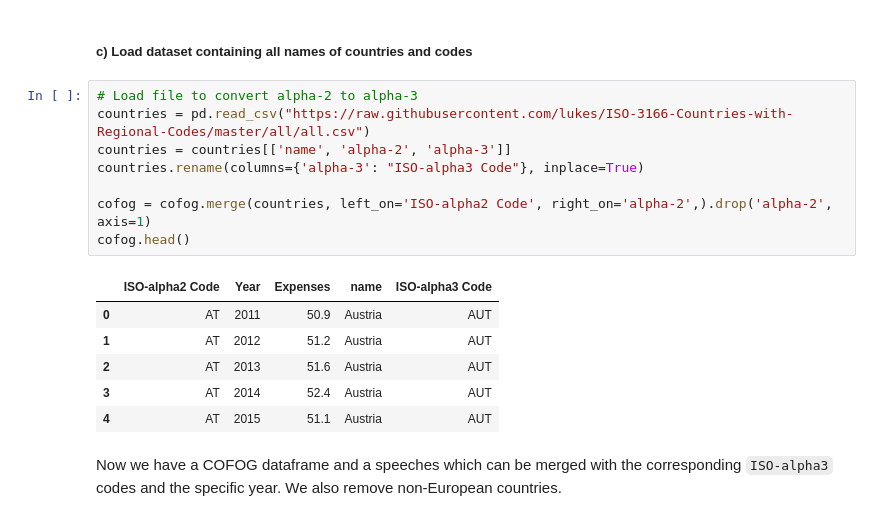
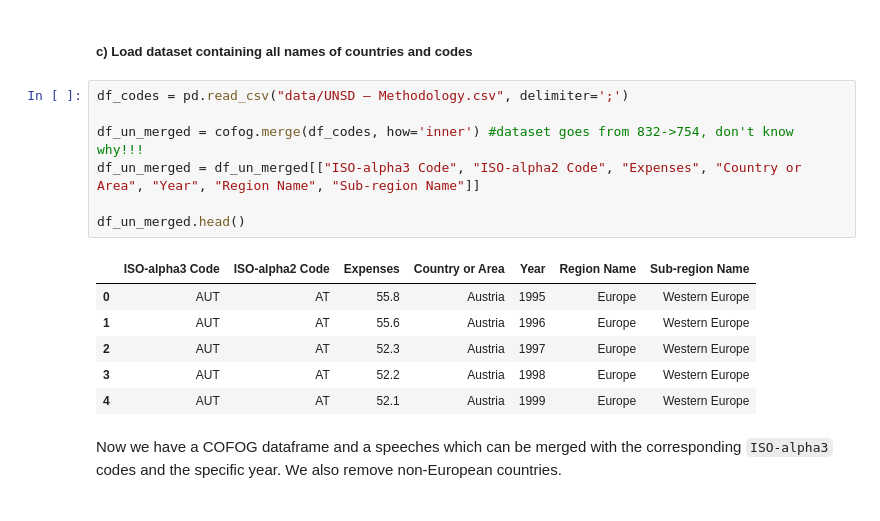
Before and after one commit to himayla/FDS_assign1, a Jupyter notebook: visualisation.ipynb, the cells around one changed output. Drawn from its saved outputs; the diff is of its cells as text.

```diff
--- a/visualisation.ipynb
+++ b/visualisation.ipynb
@@ -52,21 +70,20 @@ cofog['Expenses'] = cofog['Expenses'].astype(str).str.strip().str.extract(r'(\d+
 COFOG contains ISO-alpha2 Code while `df_speeches` has ISO-alpha3 codes. We can use another external dataset that uses both.
 # %% [markdown]
 ##### c) Load dataset containing all names of countries and codes
-# %%
-# Load file to convert alpha-2 to alpha-3
-countries = pd.read_csv("https://raw.githubusercontent.com/lukes/ISO-3166-Countries-with-Regional-Codes/master/all/all.csv")
-countries = countries[['name', 'alpha-2', 'alpha-3']]
-countries.rename(columns={'alpha-3': "ISO-alpha3 Code"}, inplace=True)
-
-cofog = cofog.merge(countries, left_on='ISO-alpha2 Code', right_on='alpha-2',).drop('alpha-2', axis=1)
-cofog.head()
-# %% [output]
-|  | ISO-alpha2 Code | Year | Expenses | name | ISO-alpha3 Code |
-| 0 | AT | 2011 | 50.9 | Austria | AUT |
-| 1 | AT | 2012 | 51.2 | Austria | AUT |
-| 2 | AT | 2013 | 51.6 | Austria | AUT |
-| 3 | AT | 2014 | 52.4 | Austria | AUT |
-| 4 | AT | 2015 | 51.1 | Austria | AUT |
+# %%
+df_codes = pd.read_csv("data/UNSD — Methodology.csv", delimiter=';')
+
+df_un_merged = cofog.merge(df_codes, how='inner') #dataset goes from 832->754, don't know why!!!
+df_un_merged = df_un_merged[["ISO-alpha3 Code", "ISO-alpha2 Code", "Expenses", "Country or Area", "Year", "Region Name", "Sub-region Name"]]
+
+df_un_merged.head()
+# %% [output]
+|  | ISO-alpha3 Code | ISO-alpha2 Code | Expenses | Country or Area | Year | Region Name | Sub-region Name |
+| 0 | AUT | AT | 55.8 | Austria | 1995 | Europe | Western Europe |
+| 1 | AUT | AT | 55.6 | Austria | 1996 | Europe | Western Europe |
+| 2 | AUT | AT | 52.3 | Austria | 1997 | Europe | Western Europe |
+| 3 | AUT | AT | 52.2 | Austria | 1998 | Europe | Western Europe |
+| 4 | AUT | AT | 52.1 | Austria | 1999 | Europe | Western Europe |
 # %% [markdown]
 Now we have a COFOG dataframe and a speeches which can be merged with the corresponding `ISO-alpha3` codes and the specific year. We also remove non-European countries.
 # %%
```
Also changed, not shown: parts of 15 cells of this notebook.
